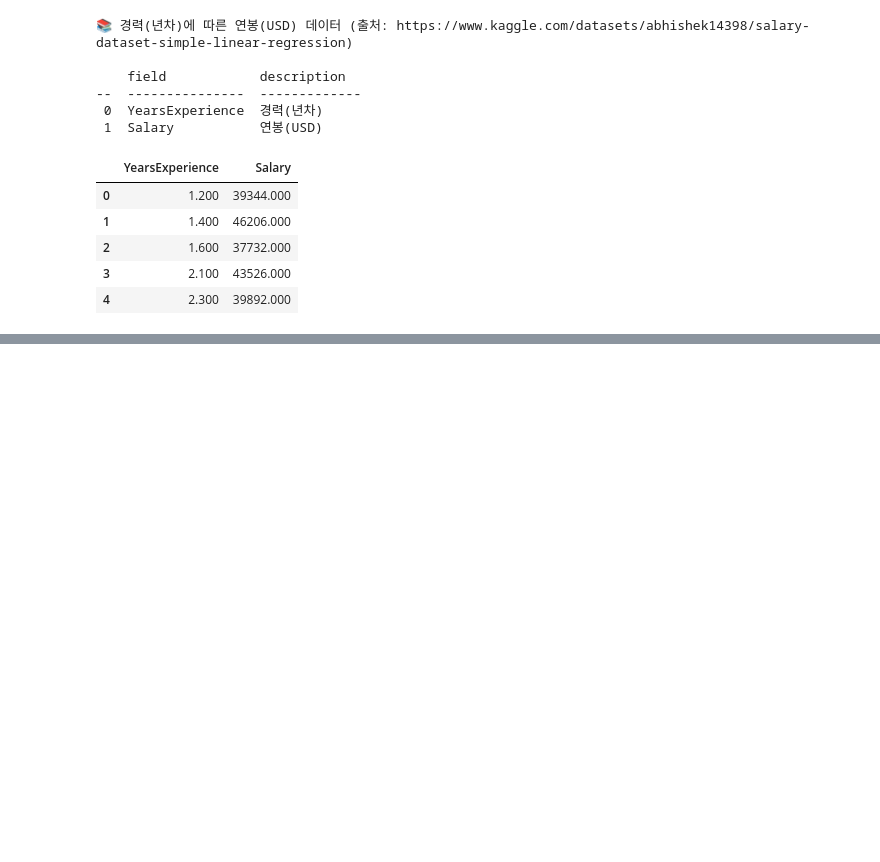
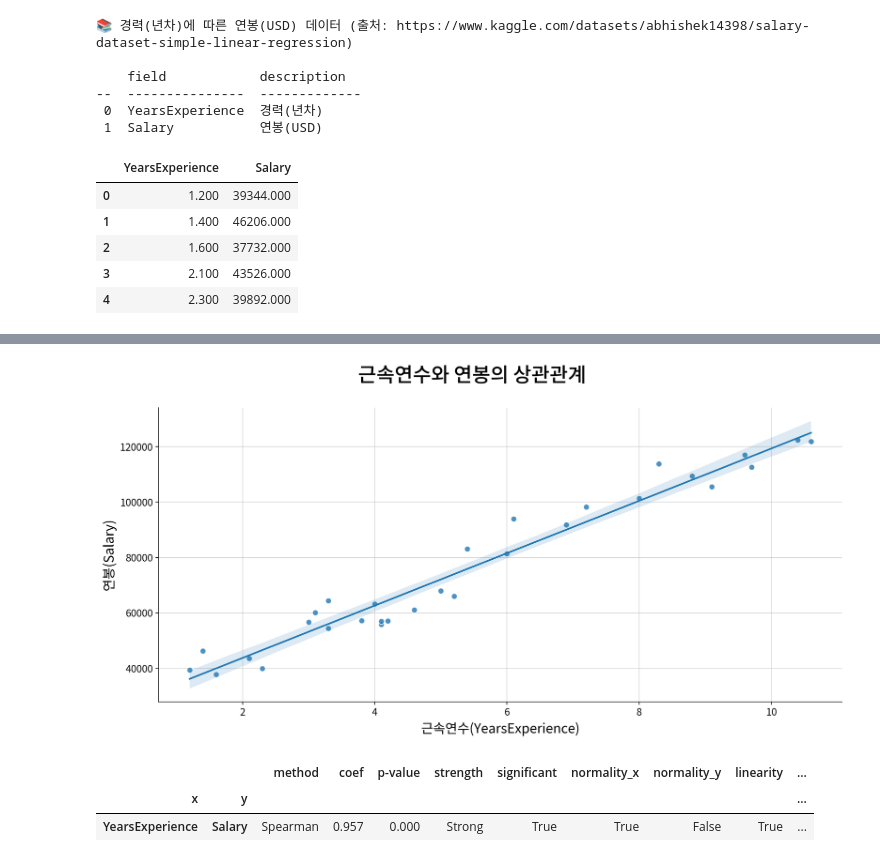
Before and after one commit to hmpce3/basic-statistics-practice, a Jupyter notebook: 09. 선형회귀ㅣ3-2.회귀분석 결과보고 모듈화(연습문제).ipynb, the cells around one changed output, grey strips where cells are left out. Drawn from its saved outputs; the diff is of its cells as text; code cells hidden in the pictures; blank space fills up the shorter version.

```diff
--- a/09. 선형회귀ㅣ3-2.회귀분석 결과보고 모듈화(연습문제).ipynb
+++ b/09. 선형회귀ㅣ3-2.회귀분석 결과보고 모듈화(연습문제).ipynb
@@ -89,0 +127,7 @@ df.head()
+# %%
+my_stats.correlation(df,x='YearsExperience', y='Salary', plot=True, title='근속연수와 연봉의 상관관계', xlabel='근속연수(YearsExperience)', ylabel='연봉(Salary)')
+# %% [output]
+[figure, added]
+|  |  | method | coef | p-value | strength | significant | normality_x | normality_y | linearity | ... |
+| x | y |  |  |  |  |  |  |  |  | ... |
+| YearsExperience | Salary | Spearman | 0.957 | 0.000 | Strong | True | True | False | True | ... |
```
Also changed, not shown: parts of 8 cells of this notebook, 5 other files.
